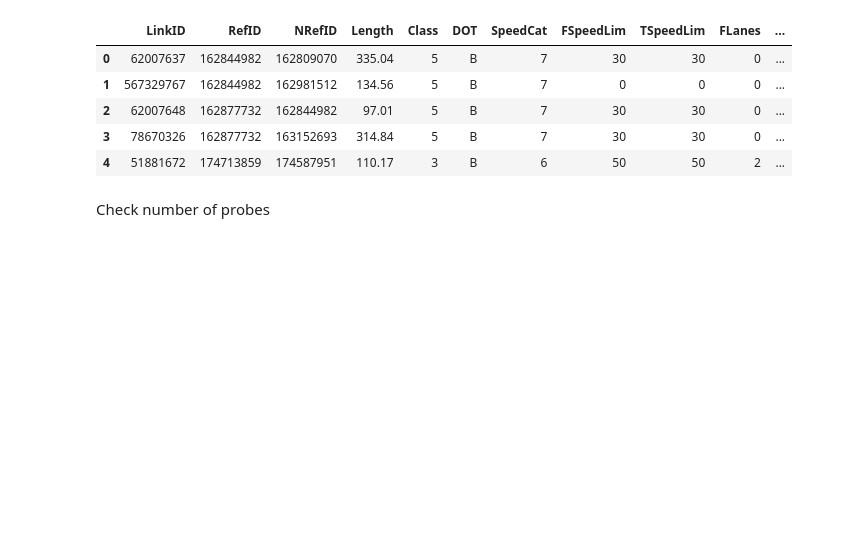
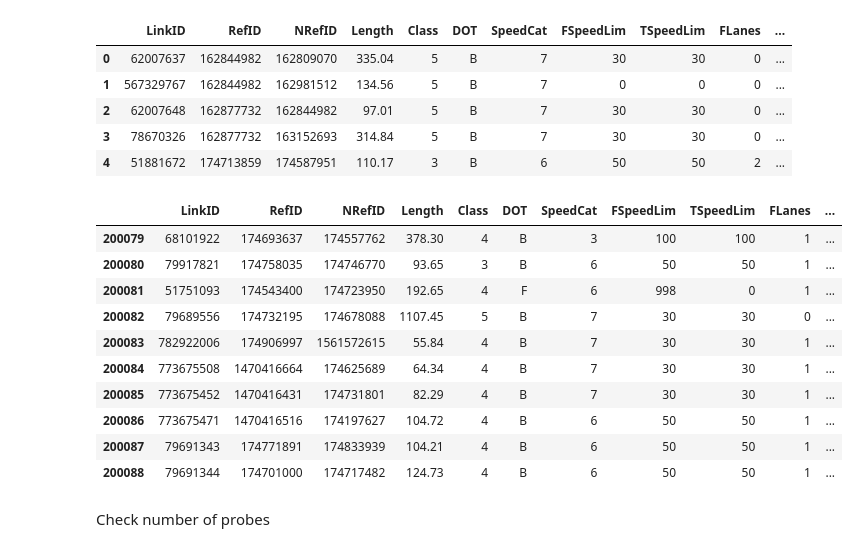
Before and after one commit to robo-jordo/Geospatial_vision_-_visualization, a Jupyter notebook: HW2/HW2.ipynb, the cells around one changed output. Cells and saved outputs as stored; diff of their text form; code cells hidden in the pictures; blank space fills up the shorter version.

```diff
--- a/HW2/HW2.ipynb
+++ b/HW2/HW2.ipynb
@@ -50,6 +52,20 @@ LinkData.head(5)
 | 2 | 62007648 | 162877732 | 162844982 | 97.01 | 5 | B | 7 | 30 | 30 | 0 | ... |
 | 3 | 78670326 | 162877732 | 163152693 | 314.84 | 5 | B | 7 | 30 | 30 | 0 | ... |
 | 4 | 51881672 | 174713859 | 174587951 | 110.17 | 3 | B | 6 | 50 | 50 | 2 | ... |
+# %%
+LinkData.tail(10)
+# %% [output]
+|  | LinkID | RefID | NRefID | Length | Class | DOT | SpeedCat | FSpeedLim | TSpeedLim | FLanes | ... |
+| 200079 | 68101922 | 174693637 | 174557762 | 378.30 | 4 | B | 3 | 100 | 100 | 1 | ... |
+| 200080 | 79917821 | 174758035 | 174746770 | 93.65 | 3 | B | 6 | 50 | 50 | 1 | ... |
+| 200081 | 51751093 | 174543400 | 174723950 | 192.65 | 4 | F | 6 | 998 | 0 | 1 | ... |
+| 200082 | 79689556 | 174732195 | 174678088 | 1107.45 | 5 | B | 7 | 30 | 30 | 0 | ... |
+| 200083 | 782922006 | 174906997 | 1561572615 | 55.84 | 4 | B | 7 | 30 | 30 | 1 | ... |
+| 200084 | 773675508 | 1470416664 | 174625689 | 64.34 | 4 | B | 7 | 30 | 30 | 1 | ... |
+| 200085 | 773675452 | 1470416431 | 174731801 | 82.29 | 4 | B | 7 | 30 | 30 | 1 | ... |
+| 200086 | 773675471 | 1470416516 | 174197627 | 104.72 | 4 | B | 6 | 50 | 50 | 1 | ... |
+| 200087 | 79691343 | 174771891 | 174833939 | 104.21 | 4 | B | 6 | 50 | 50 | 1 | ... |
+| 200088 | 79691344 | 174701000 | 174717482 | 124.73 | 4 | B | 6 | 50 | 50 | 1 | ... |
 # %% [markdown]
 Check number of probes
 # %%
```
Also changed, not shown: parts of 6 cells of this notebook.
